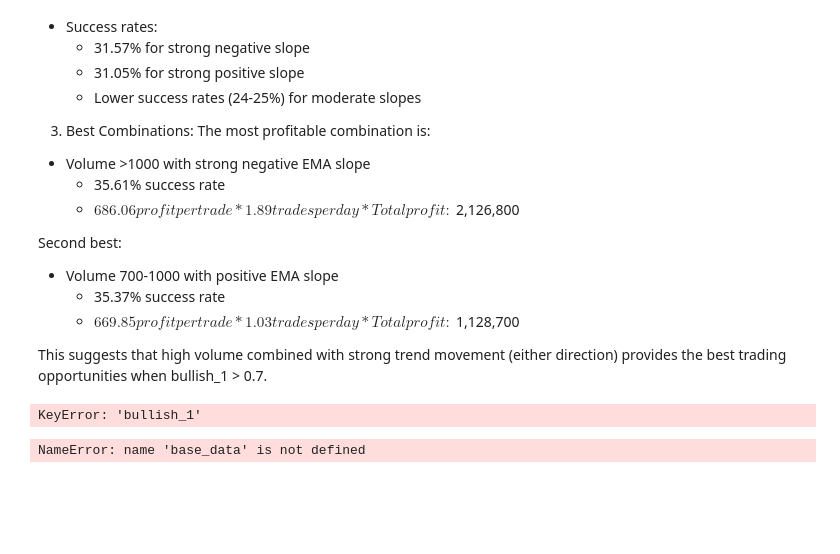
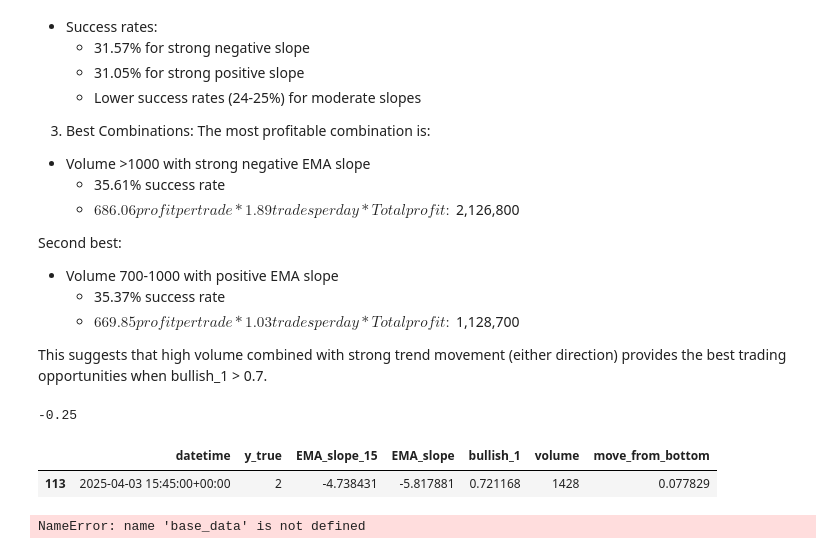
Before and after one commit to vgupta2710/Equity-Plans, a Jupyter notebook: deepnote/Data_Importer/6. Flag Adjustments Historical.ipynb, the cells around one changed output. Drawn from its saved outputs; the diff is of its cells as text; code cells hidden in the pictures; blank space fills up the shorter version.

```diff
--- a/deepnote/Data_Importer/6. Flag Adjustments Historical.ipynb
+++ b/deepnote/Data_Importer/6. Flag Adjustments Historical.ipynb
@@ -1210,0 +1218,15 @@ history = history.iloc[-300:]
+# %%
+import json
+
+# Open and read the file first, then parse the JSON
+with open('/work/config/strategy_volume_based.json', 'r') as file:
+    config = json.load(file)  # Use json.load() for files instead of json.loads()
+# %%
+history.apply(lambda x: 2 if (
+    x['bearish_2'] > config['bearish_threshold_min'] and
+    (x['EMA_slope_15'] > config['ema_slope_15_threshold_max'] or
+        x['EMA_slope_15'] < config['ema_slope_15_threshold_min']) and
+    x['volume'] > config['volume_threshold']
+) else 0, axis=1)
+# %% [output]
+-0.25
@@ -1211,12 +1241,13 @@ history = history.iloc[-300:]
 # %%
-history[(history['volume']> 600)
-        & (history['bullish_1']> 0.7)
-        & ((history['EMA_slope_15']>0.25) | (history['EMA_slope_15']<-0.25))
+history[(history['volume']> config['volume_threshold'])
+        & (history['bullish_1']> config['bearish_threshold_min'])
+        & ((history['EMA_slope_15']>config['ema_slope_15_threshold_max']) | (history['EMA_slope_15']<config['ema_slope_15_threshold_min']))
        #& (history['move_from_bottom']>0.05) #& (history['move_from_bottom']<0.95)
 ][['datetime','y_true','EMA_slope_15','EMA_slope','bullish_1','volume','move_from_bottom']]
 #]['y_true'].value_counts()
 # %% [output]
-KeyError: 'bullish_1'
+|  | datetime | y_true | EMA_slope_15 | EMA_slope | bullish_1 | volume | move_from_bottom |
+| 113 | 2025-04-03 15:45:00+00:00 | 2 | -4.738431 | -5.817881 | 0.721168 | 1428 | 0.077829 |
 # %%
 base_data[(base_data['volume']> 900)
         & (base_data['bullish_1']> 0.72)
```
Also changed, not shown: parts of 4 cells of this notebook, 1 other file.
